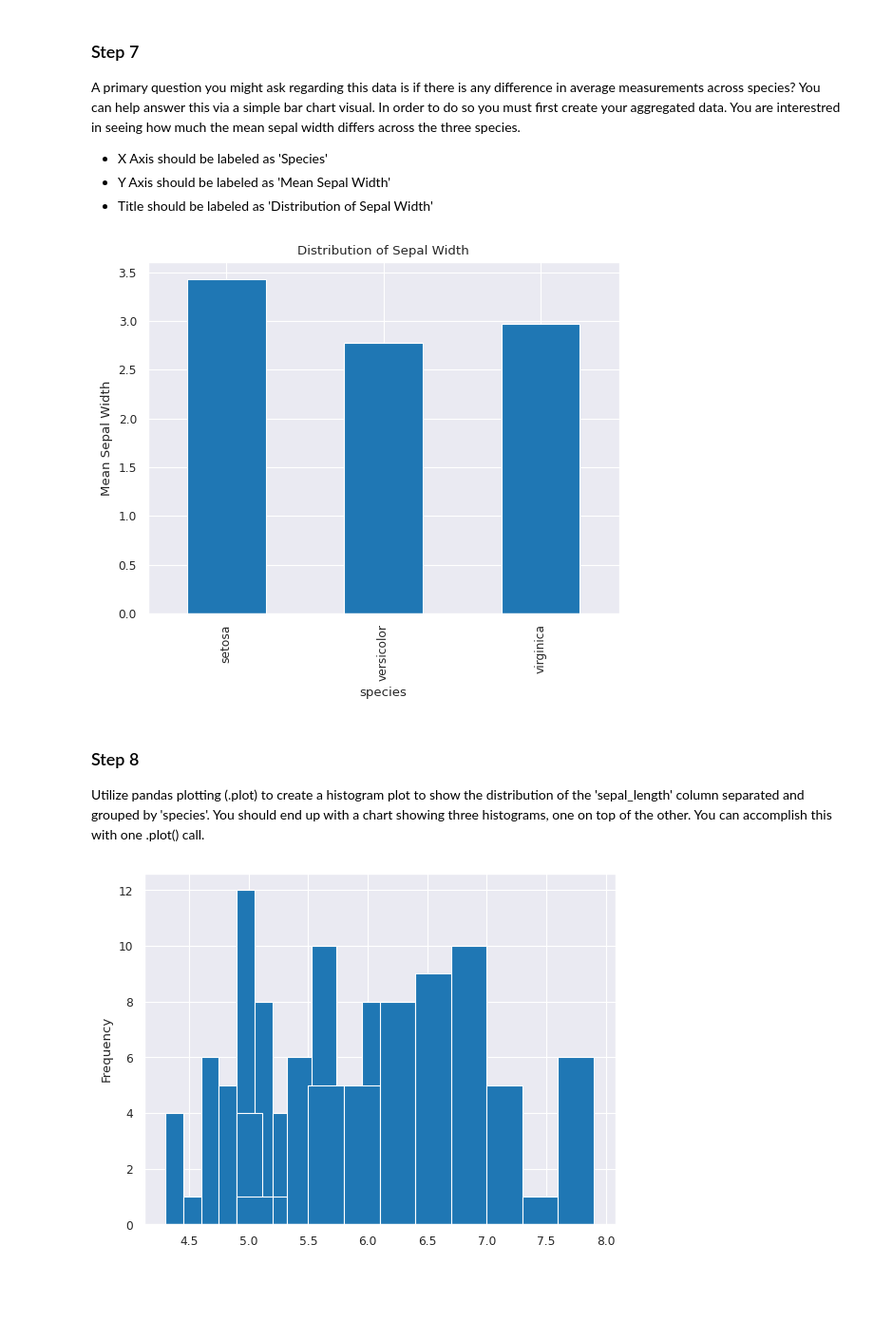
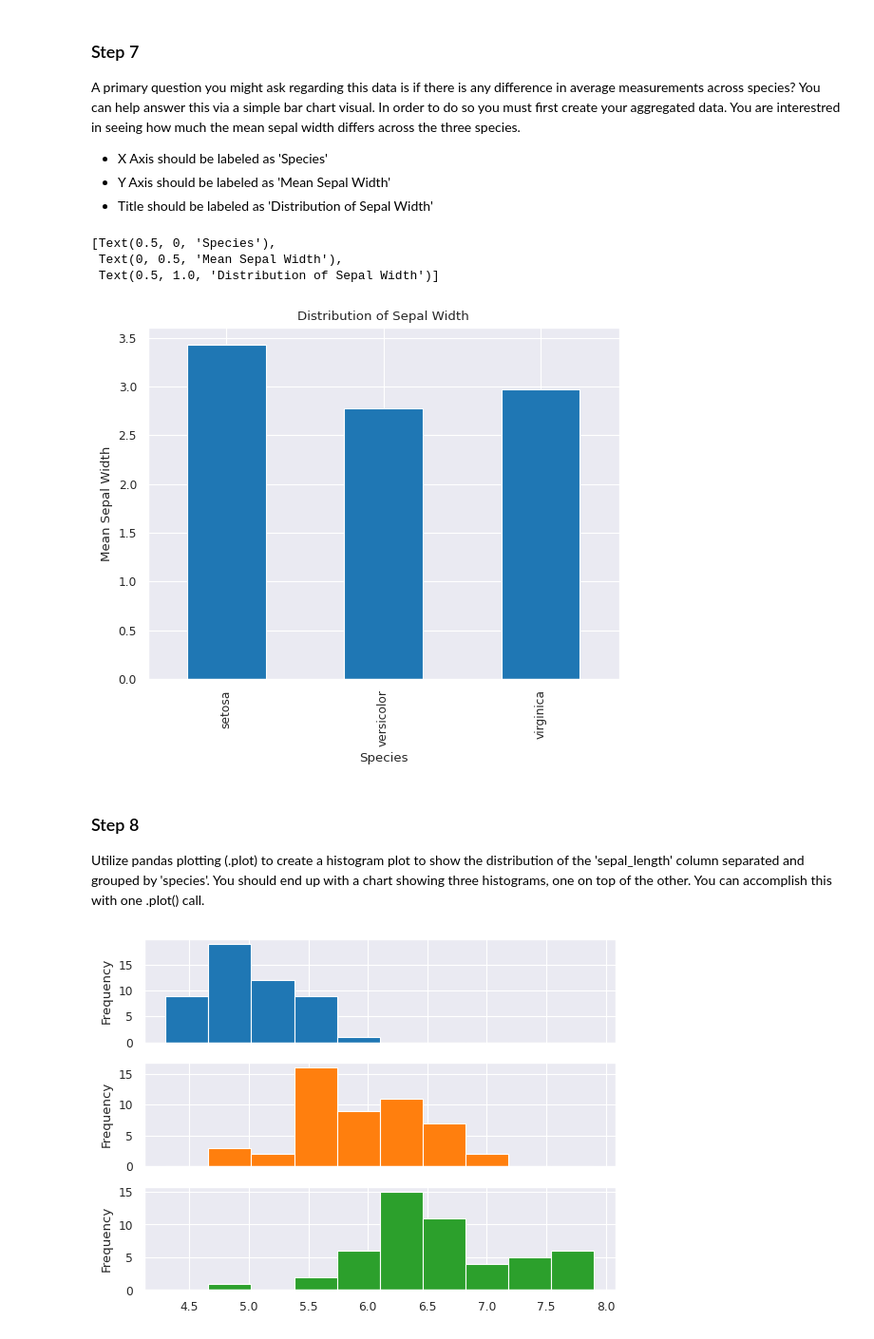
Before and after one commit to drivernf/DS_Course0_Week1_Module6_SeabornPandas, a Jupyter notebook: SeabornPandas.ipynb, the cells around one changed output. Shown at 95% size. Drawn from its saved outputs; the diff is of its cells as text; code cells hidden in the pictures; blank space fills up the shorter version.

```diff
--- a/SeabornPandas.ipynb
+++ b/SeabornPandas.ipynb
@@ -219,8 +219,16 @@ A primary question you might ask regarding this data is if there is any differen
 species_mean_sepal_width = iris.groupby('species').mean()['sepal_width']
 
 # Plot from the species_mean_width series
-barplot1 = species_mean_sepal_width.plot(kind='bar', title='Distribution of Sepal Width', ylabel='Mean Sepal Width')
+barplot1 = species_mean_sepal_width.plot(kind='bar')
+barplot1.set(
+    xlabel='Species',
+    ylabel='Mean Sepal Width',
+    title='Distribution of Sepal Width'
+)
 # %% [output]
+[Text(0.5, 0, 'Species'),
+ Text(0, 0.5, 'Mean Sepal Width'),
+ Text(0.5, 1.0, 'Distribution of Sepal Width')]
 [figure]
 # %% [markdown]
 ### Step 8
@@ -229,11 +237,13 @@ Utilize pandas plotting (.plot) to create a histogram plot to show the distribut
 # %%
 # CodeGrade step8
 # Replace None with your code
 
 # Plot
-histplot2 = iris.groupby('species')['sepal_length'].plot(
+histplot2 = iris.pivot(columns='species', values='sepal_length').plot(
     kind='hist',
-    subplots=True
+    subplots=True,
+    layout=(3, 1),
+    legend=False
 )
 # %% [output]
-[figure, old version]
+[figure, new version]
```
